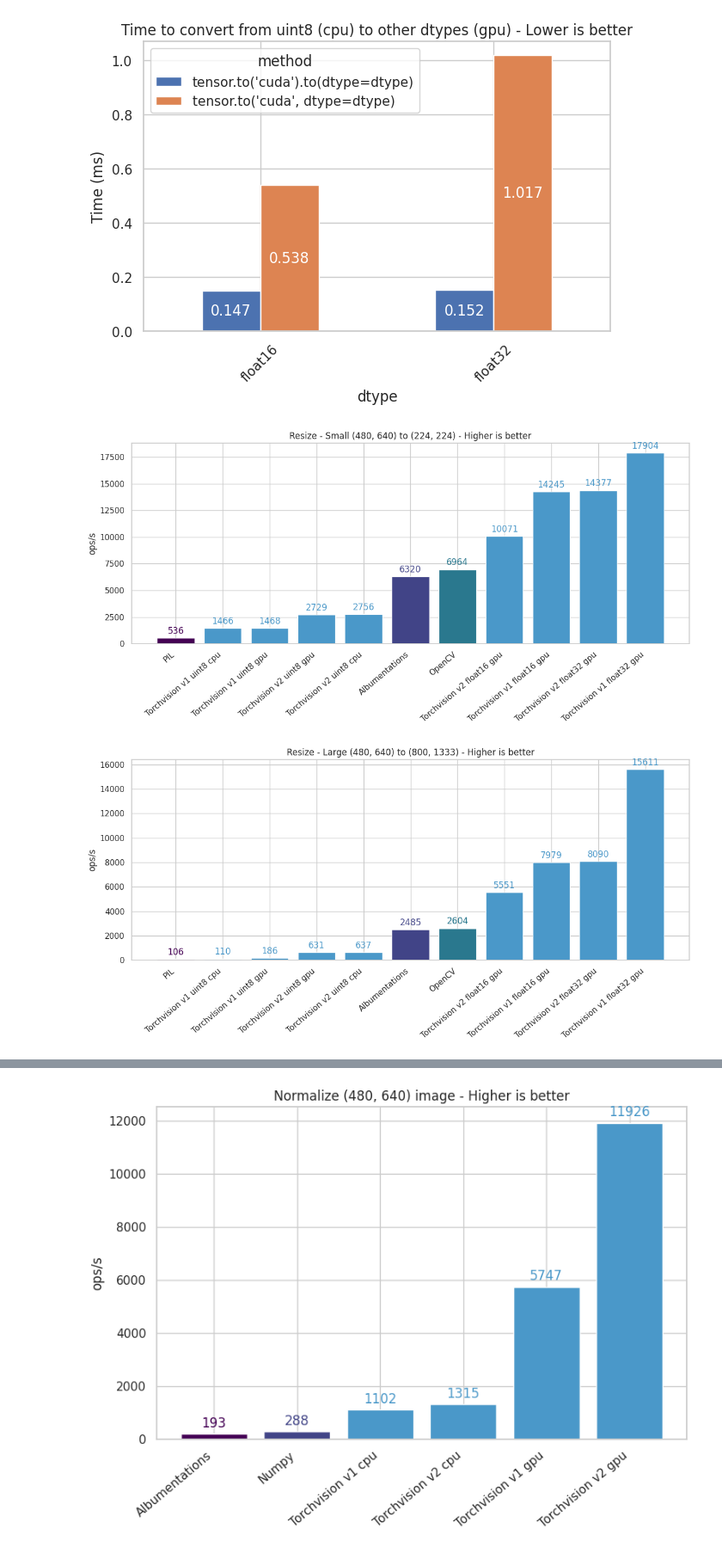
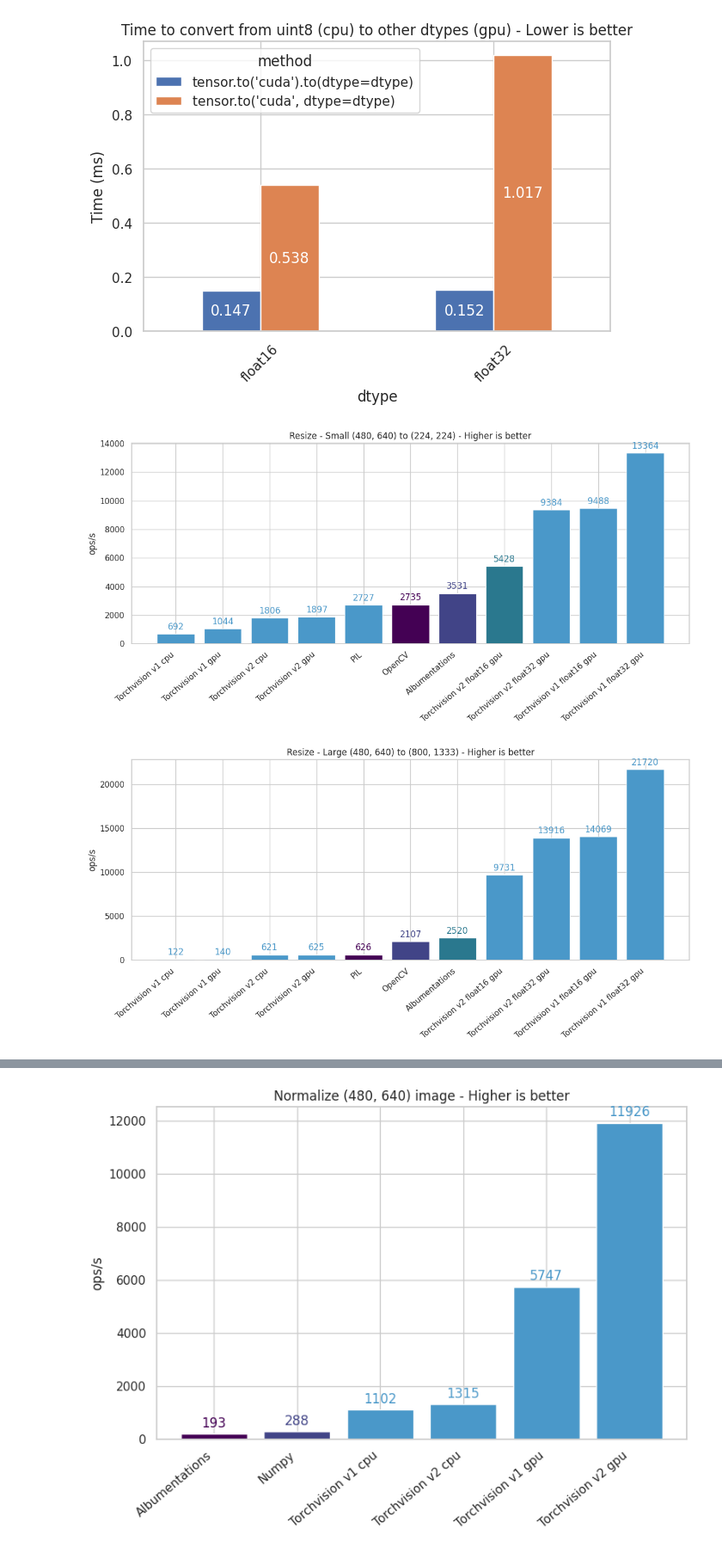
Before and after one commit to yonigozlan/OptimVision, a Jupyter notebook: plot_image_processing.ipynb, the cells around one changed output, grey strips where cells are left out. Shown at 86% size. Saved outputs shown, nothing was run; the diff lists cells and outputs as text; code cells hidden in the pictures.

```diff
--- a/plot_image_processing.ipynb
+++ b/plot_image_processing.ipynb
@@ -5,11 +5,13 @@ import matplotlib.pyplot as plt
 import numpy as np
 import json
 
+savefig = False
+
+
+# path = "/home/ubuntu/models_implem/optim_vision/benchmark_outputs/json/processor_benchmark.json"
+path = "/home/ubuntu/models_implem/optim_vision/benchmark_outputs/json/processor_detr_fast_benchmark_v2.json"
 # 1. Define and store the data provided in the query in a dictionary.
-with open(
-    "/home/ubuntu/models_implem/optim_vision/benchmark_outputs/json/processor_benchmark.json",
-    "r",
-) as file:
+with open(path, "r") as file:
     data = json.load(file)
 
 # 2. Create a DataFrame out of the dictionary
@@ -253,7 +359,7 @@ import numpy as np
 
 # Data
 with open(
-    "/home/ubuntu/models_implem/optim_vision/benchmark_outputs/json/image_processing_ops.json",
+    "/home/ubuntu/models_implem/optim_vision/benchmark_outputs/json/image_processing_ops_simd.json",
     "r",
 ) as file:
     data = json.load(file)
@@ -317,10 +423,11 @@ for bar in bars_torchvision + bars_others:
     )
 
 plt.tight_layout()
-plt.savefig(
-    "/home/ubuntu/models_implem/optim_vision/benchmark_outputs/images/resize_ops_small.png",
-    dpi=300,
-)
+if savefig:
+    plt.savefig(
+        "/home/ubuntu/models_implem/optim_vision/benchmark_outputs/images/resize_ops_small.png",
+        dpi=300,
+    )
 plt.show()
 # save image
 
@@ -336,39 +443,40 @@ bars_others = plt.bar(
     color=color_map_resize["large"]["Others"],
 )
 plt.title("Resize - Large (480, 640) to (800, 1333) - Higher is better")
 plt.ylabel("ops/s")
 
 # Set xticks explicitly with adjusted horizontal alignment
 ax = plt.gca()
 x = np.arange(len(ops_s_list))
 xlabels = [item[0] for item in ops_s_list]
 ax.set_xticks(x)
 ax.set_xticklabels(xlabels, rotation=40, ha="right")
 
 # Add ops/s values above bars with matching colors
 for bar in bars_torchvision + bars_others:
     height = bar.get_height()
     ax.annotate(
         f"{height:.0f}",
         xy=(bar.get_x() + bar.get_width() / 2, height),
         xytext=(0, 3),  # 3 points vertical offset
         textcoords="offset points",
         ha="center",
         va="bottom",
         color=bar.get_facecolor(),
     )
 
 
 plt.tight_layout()
-plt.savefig(
-    "/home/ubuntu/models_implem/optim_vision/benchmark_outputs/images/resize_ops_large.png",
-    dpi=300,
-)
+if savefig:
+    plt.savefig(
+        "/home/ubuntu/models_implem/optim_vision/benchmark_outputs/images/resize_ops_large.png",
+        dpi=300,
+    )
 plt.show()
 # save image
 # %% [output]
-[figure, old version]
+[figure, new version]
-[figure, old version]
+[figure, new version]
 # %%
 import matplotlib.pyplot as plt
 import matplotlib.cm as cm
```
Also changed, not shown: parts of 17 cells of this notebook, 4 other files.
